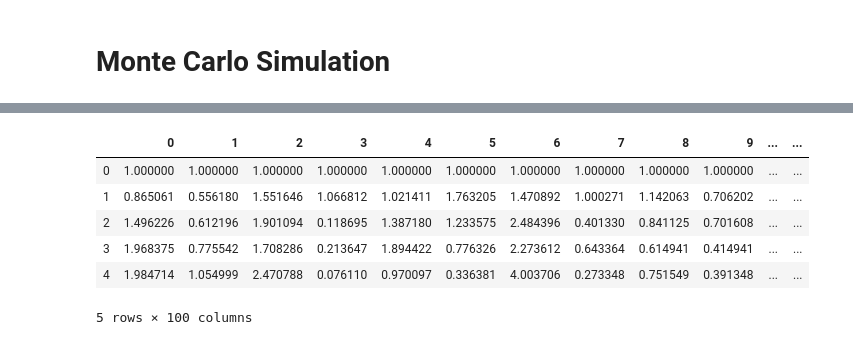
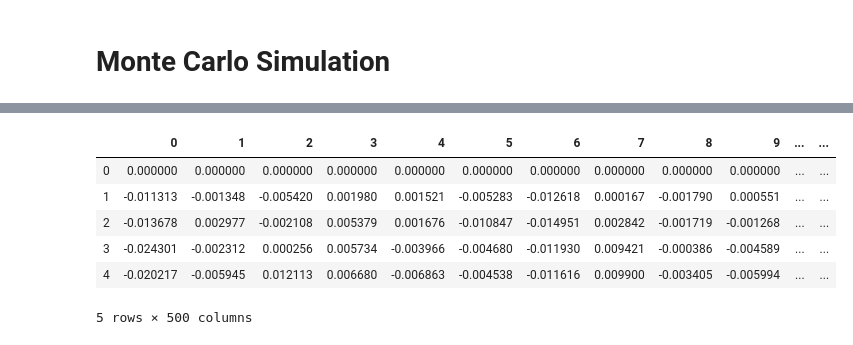
Before and after one commit to sselvakularanjan/FinTech-Project-1, a Jupyter notebook: ss_Monte Carlo Simulation (US).ipynb, the cells around one changed output, grey strips where cells are left out. Saved outputs shown, nothing was run; the diff lists cells and outputs as text; code cells hidden in the pictures.

```diff
--- a/ss_Monte Carlo Simulation (US).ipynb
+++ b/ss_Monte Carlo Simulation (US).ipynb
@@ -106,57 +106,57 @@ iyh_last_price = us_df['IYH (Healthcare)'][-1]
 iecs_last_price = us_df['IECS (Consumer Staples)'][-1]
 # %%
 # Setup the Monte Carlo Parameters
-number_simulations = 100
+number_simulations = 500
 number_records = 252
 monte_carlo = pd.DataFrame()
 portfolio_cumulative_returns = pd.DataFrame()
 # %%
 # Run the Monte Carlo Simulation
 for x in range (number_simulations):
-    simulated_spy_prices = [spy_last_price]
+    #simulated_spy_prices = [spy_last_price]
     simulated_igm_prices = [igm_last_price]
     simulated_iye_prices = [iye_last_price]
     simulated_iym_prices = [iym_last_price]
     simulated_iyh_prices = [iyh_last_price]
     simulated_iecs_prices = [iecs_last_price]
 
     for y in range (number_records):
-        simulated_spy_price = simulated_spy_prices[-1] * (1 + np.random.normal(avg_daily_returns_spy, std_daily_returns_spy))
+        #simulated_spy_price = simulated_spy_prices[-1] * (1 + np.random.normal(avg_daily_returns_spy, std_daily_returns_spy))
         simulated_igm_price = simulated_igm_prices[-1] * (1 + np.random.normal(avg_daily_returns_igm, std_daily_returns_igm))
         simulated_iye_price = simulated_iye_prices[-1] * (1 + np.random.normal(avg_daily_returns_iye, std_daily_returns_iye))
         simulated_iym_price = simulated_iym_prices[-1] * (1 + np.random.normal(avg_daily_returns_iym, std_daily_returns_iym))
         simulated_iyh_price = simulated_iyh_prices[-1] * (1 + np.random.normal(avg_daily_returns_iyh, std_daily_returns_iyh))
         simulated_iecs_price = simulated_iecs_prices[-1] * (1 + np.random.normal(avg_daily_returns_iecs, std_daily_returns_iecs))
 
-        simulated_spy_prices.append(simulated_spy_price)
+        #simulated_spy_prices.append(simulated_spy_price)
         simulated_igm_prices.append(simulated_igm_price)
         simulated_iye_prices.append(simulated_iye_price)
         simulated_iym_prices.append(simulated_iym_price)
         simulated_iyh_prices.append(simulated_iyh_price)
         simulated_iecs_prices.append(simulated_iecs_price)
 
-    monte_carlo['SPY prices'] = pd.Series(simulated_spy_prices)
+    #monte_carlo['SPY prices'] = pd.Series(simulated_spy_prices)
     monte_carlo['IGM (Technology) prices'] = pd.Series(simulated_igm_prices)
     monte_carlo['IYE (Energy) prices'] = pd.Series(simulated_iye_prices)
     monte_carlo['IYM (Materials) prices'] = pd.Series(simulated_iym_prices)
     monte_carlo['IYH (Healthcare) prices'] = pd.Series(simulated_iyh_prices)
     monte_carlo['IECS (Consumer Staples) prices'] = pd.Series(simulated_iecs_prices)
 
     simulated_us_daily_returns = monte_carlo.pct_change()
 
-    weights = [(100/6), (100/6), (100/6), (100/6), (100/6), (100/6)]
+    weights = [0.2, 0.2, 0.2, 0.2, 0.2]
     us_portfolio_daily_returns = simulated_us_daily_returns.dot(weights)
 
-    portfolio_cumulative_returns[x] = (1 + us_portfolio_daily_returns.fillna(0)).cumprod()
+    portfolio_cumulative_returns[x] = (1 + us_portfolio_daily_returns.fillna(0)).cumprod() - 1
 portfolio_cumulative_returns.head()
 # %% [output]
 |  | 0 | 1 | 2 | 3 | 4 | 5 | 6 | 7 | 8 | 9 | ... | ... |
-| 0 | 1.000000 | 1.000000 | 1.000000 | 1.000000 | 1.000000 | 1.000000 | 1.000000 | 1.000000 | 1.000000 | 1.000000 | ... | ... |
-| 1 | 0.865061 | 0.556180 | 1.551646 | 1.066812 | 1.021411 | 1.763205 | 1.470892 | 1.000271 | 1.142063 | 0.706202 | ... | ... |
-| 2 | 1.496226 | 0.612196 | 1.901094 | 0.118695 | 1.387180 | 1.233575 | 2.484396 | 0.401330 | 0.841125 | 0.701608 | ... | ... |
-| 3 | 1.968375 | 0.775542 | 1.708286 | 0.213647 | 1.894422 | 0.776326 | 2.273612 | 0.643364 | 0.614941 | 0.414941 | ... | ... |
-| 4 | 1.984714 | 1.054999 | 2.470788 | 0.076110 | 0.970097 | 0.336381 | 4.003706 | 0.273348 | 0.751549 | 0.391348 | ... | ... |
+| 0 | 0.000000 | 0.000000 | 0.000000 | 0.000000 | 0.000000 | 0.000000 | 0.000000 | 0.000000 | 0.000000 | 0.000000 | ... | ... |
+| 1 | -0.011313 | -0.001348 | -0.005420 | 0.001980 | 0.001521 | -0.005283 | -0.012618 | 0.000167 | -0.001790 | 0.000551 | ... | ... |
+| 2 | -0.013678 | 0.002977 | -0.002108 | 0.005379 | 0.001676 | -0.010847 | -0.014951 | 0.002842 | -0.001719 | -0.001268 | ... | ... |
+| 3 | -0.024301 | -0.002312 | 0.000256 | 0.005734 | -0.003966 | -0.004680 | -0.011930 | 0.009421 | -0.000386 | -0.004589 | ... | ... |
+| 4 | -0.020217 | -0.005945 | 0.012113 | 0.006680 | -0.006863 | -0.004538 | -0.011616 | 0.009900 | -0.003405 | -0.005994 | ... | ... |
-5 rows × 100 columns
+5 rows × 500 columns
 # %%
 # Visualize the Simulation
 plot_title = f"{number_simulations} Simulations of US's Cumulative Portfolio Return Trajectories Over the Next {number_records} Trading Days"
```
Also changed, not shown: parts of 4 cells of this notebook, 2 other files.
